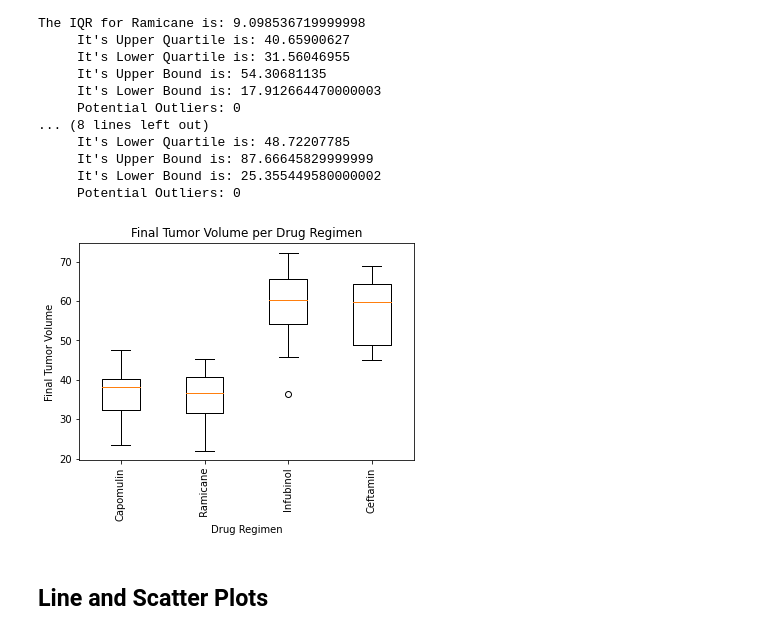
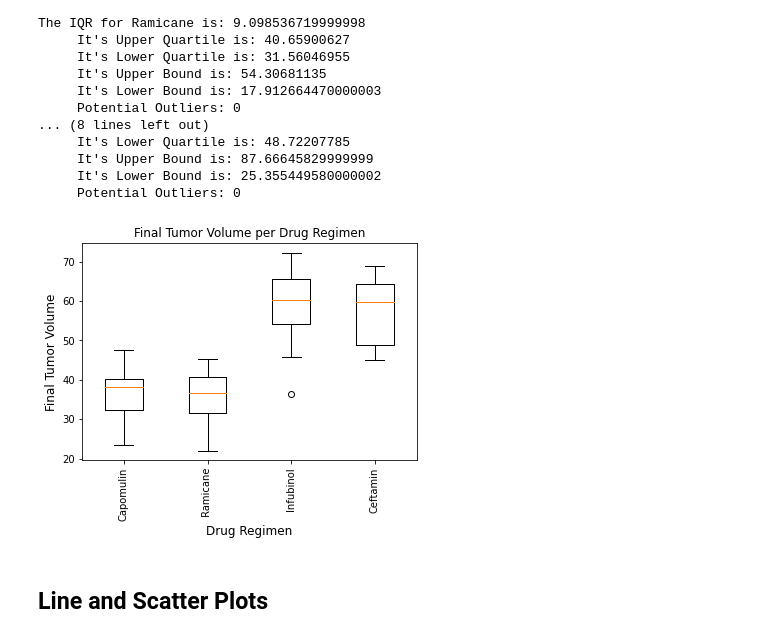
Before and after one commit to IanArch-git/matplotlib-challenge, a Jupyter notebook: Pymaceuticals/Pymaceuticals.ipynb, the cells around one changed output. Cells and saved outputs as stored; diff of their text form; code cells hidden in the pictures.

```diff
--- a/Pymaceuticals/Pymaceuticals.ipynb
+++ b/Pymaceuticals/Pymaceuticals.ipynb
@@ -322,14 +323,14 @@ The IQR for Ramicane is: 9.098536719999998
 # %%
 # Generate a box plot of the final tumor volume of each mouse across four regimens of interest
 plt.boxplot(tumorVol_data)
-plt.title("Final Tumor Volume per Drug Regimen")
-plt.ylabel("Final Tumor Volume")
-plt.xlabel("Drug Regimen")
+plt.title("Final Tumor Volume per Drug Regimen",fontsize = 12)
+plt.ylabel("Final Tumor Volume",fontsize = 12)
+plt.xlabel("Drug Regimen",fontsize = 12)
 plt.xticks([1,2,3,4],['Capomulin', ' Ramicane', 'Infubinol', 'Ceftamin'])
 plt.xticks(rotation=90)
 plt.show()
 # %% [output]
-[figure, old version]
+[figure, new version]
 # %% [markdown]
 ## Line and Scatter Plots
 # %%
```
Also changed, not shown: parts of 10 cells of this notebook.
